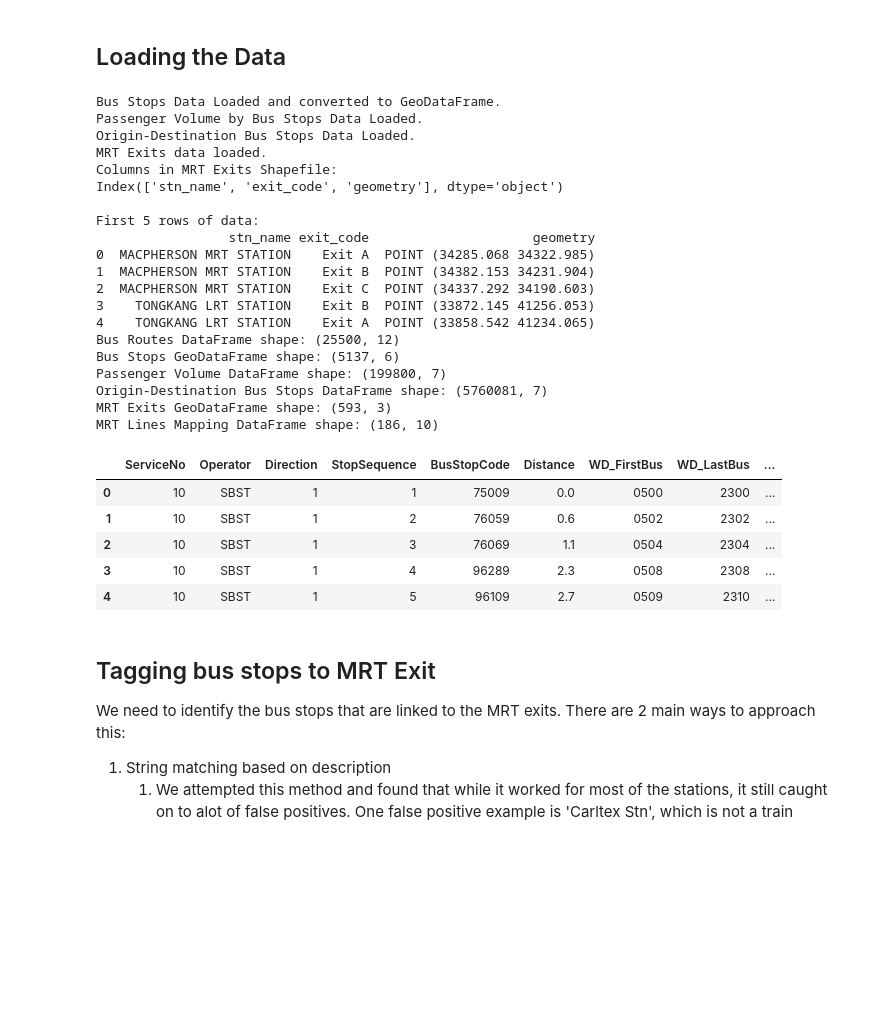
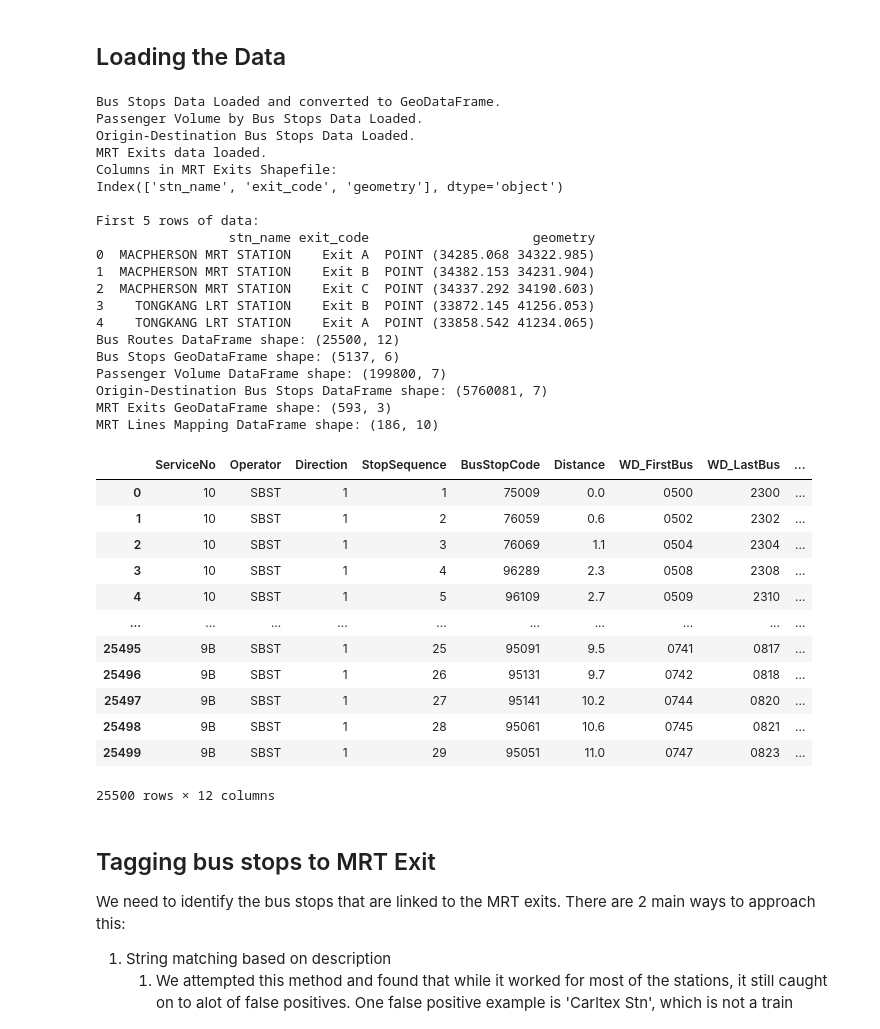
Before and after one commit to DSA4264/project, a Jupyter notebook: main.ipynb, the cells around one changed output. Saved outputs shown, nothing was run; the diff lists cells and outputs as text; code cells hidden in the pictures; blank space fills up the shorter version.

```diff
--- a/main.ipynb
+++ b/main.ipynb
@@ -150,34 +151,41 @@ if mrt_exits_gdf is not None:
 if mrt_lines_mapping is not None:
     print(f"MRT Lines Mapping DataFrame shape: {mrt_lines_mapping.shape}")
 
-bus_routes_df.head()
+bus_routes_df
 # %% [output]
 Bus Stops Data Loaded and converted to GeoDataFrame.
 Passenger Volume by Bus Stops Data Loaded.
 Origin-Destination Bus Stops Data Loaded.
 MRT Exits data loaded.
 Columns in MRT Exits Shapefile:
 Index(['stn_name', 'exit_code', 'geometry'], dtype='object')
 
 First 5 rows of data:
                  stn_name exit_code                     geometry
 0  MACPHERSON MRT STATION    Exit A  POINT (34285.068 34322.985)
 1  MACPHERSON MRT STATION    Exit B  POINT (34382.153 34231.904)
 2  MACPHERSON MRT STATION    Exit C  POINT (34337.292 34190.603)
 3    TONGKANG LRT STATION    Exit B  POINT (33872.145 41256.053)
 4    TONGKANG LRT STATION    Exit A  POINT (33858.542 41234.065)
 Bus Routes DataFrame shape: (25500, 12)
 Bus Stops GeoDataFrame shape: (5137, 6)
 Passenger Volume DataFrame shape: (199800, 7)
 Origin-Destination Bus Stops DataFrame shape: (5760081, 7)
 MRT Exits GeoDataFrame shape: (593, 3)
 MRT Lines Mapping DataFrame shape: (186, 10)
 |  | ServiceNo | Operator | Direction | StopSequence | BusStopCode | Distance | WD_FirstBus | WD_LastBus | ... |
 | 0 | 10 | SBST | 1 | 1 | 75009 | 0.0 | 0500 | 2300 | ... |
 | 1 | 10 | SBST | 1 | 2 | 76059 | 0.6 | 0502 | 2302 | ... |
 | 2 | 10 | SBST | 1 | 3 | 76069 | 1.1 | 0504 | 2304 | ... |
 | 3 | 10 | SBST | 1 | 4 | 96289 | 2.3 | 0508 | 2308 | ... |
 | 4 | 10 | SBST | 1 | 5 | 96109 | 2.7 | 0509 | 2310 | ... |
+| ... | ... | ... | ... | ... | ... | ... | ... | ... | ... |
+| 25495 | 9B | SBST | 1 | 25 | 95091 | 9.5 | 0741 | 0817 | ... |
+| 25496 | 9B | SBST | 1 | 26 | 95131 | 9.7 | 0742 | 0818 | ... |
+| 25497 | 9B | SBST | 1 | 27 | 95141 | 10.2 | 0744 | 0820 | ... |
+| 25498 | 9B | SBST | 1 | 28 | 95061 | 10.6 | 0745 | 0821 | ... |
+| 25499 | 9B | SBST | 1 | 29 | 95051 | 11.0 | 0747 | 0823 | ... |
+25500 rows × 12 columns
 # %% [markdown]
 ## Tagging bus stops to MRT Exit
 We need to identify the bus stops that are linked to the MRT exits. There are 2 main ways to approach this:
```
Also changed, not shown: parts of 10 cells of this notebook.
